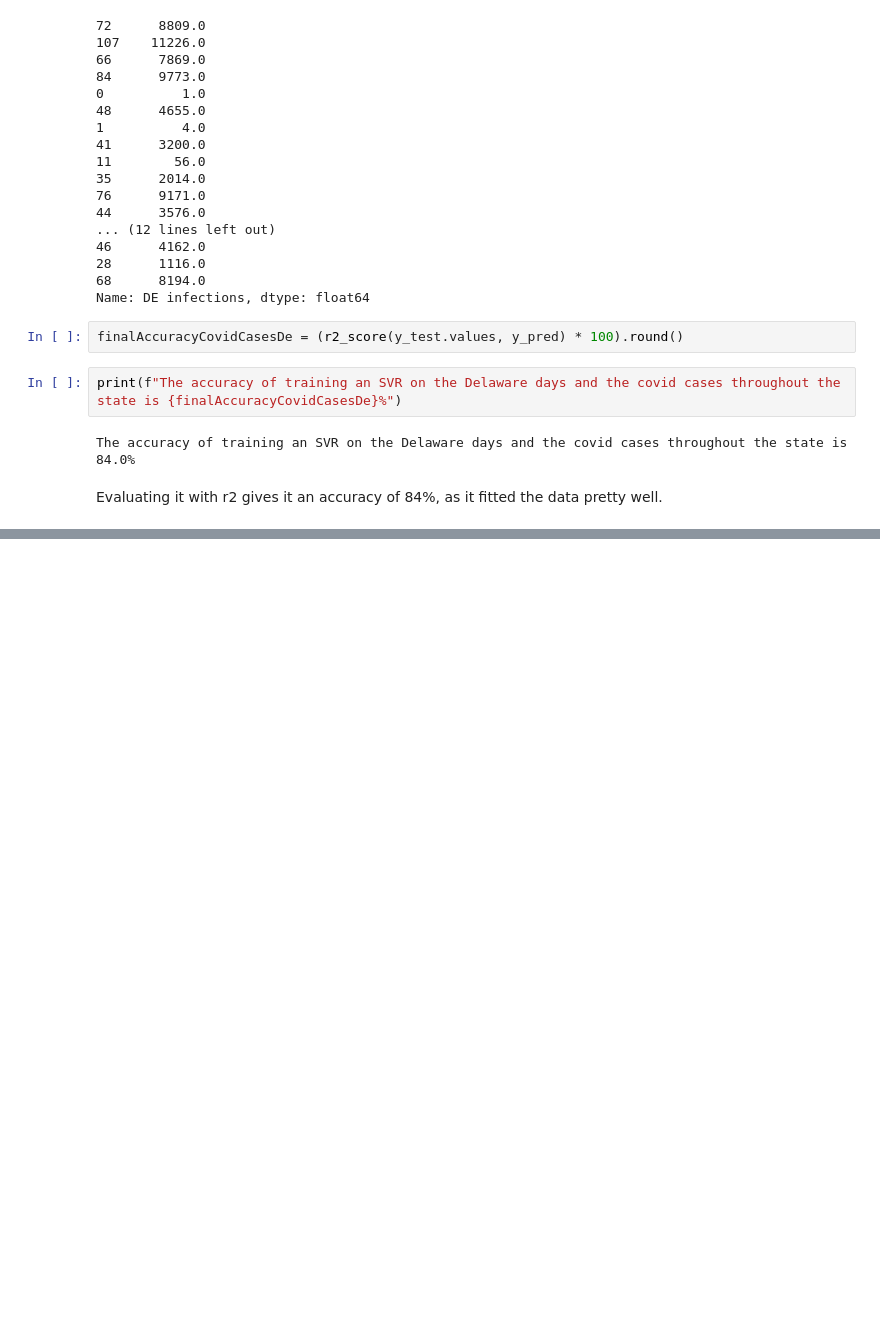
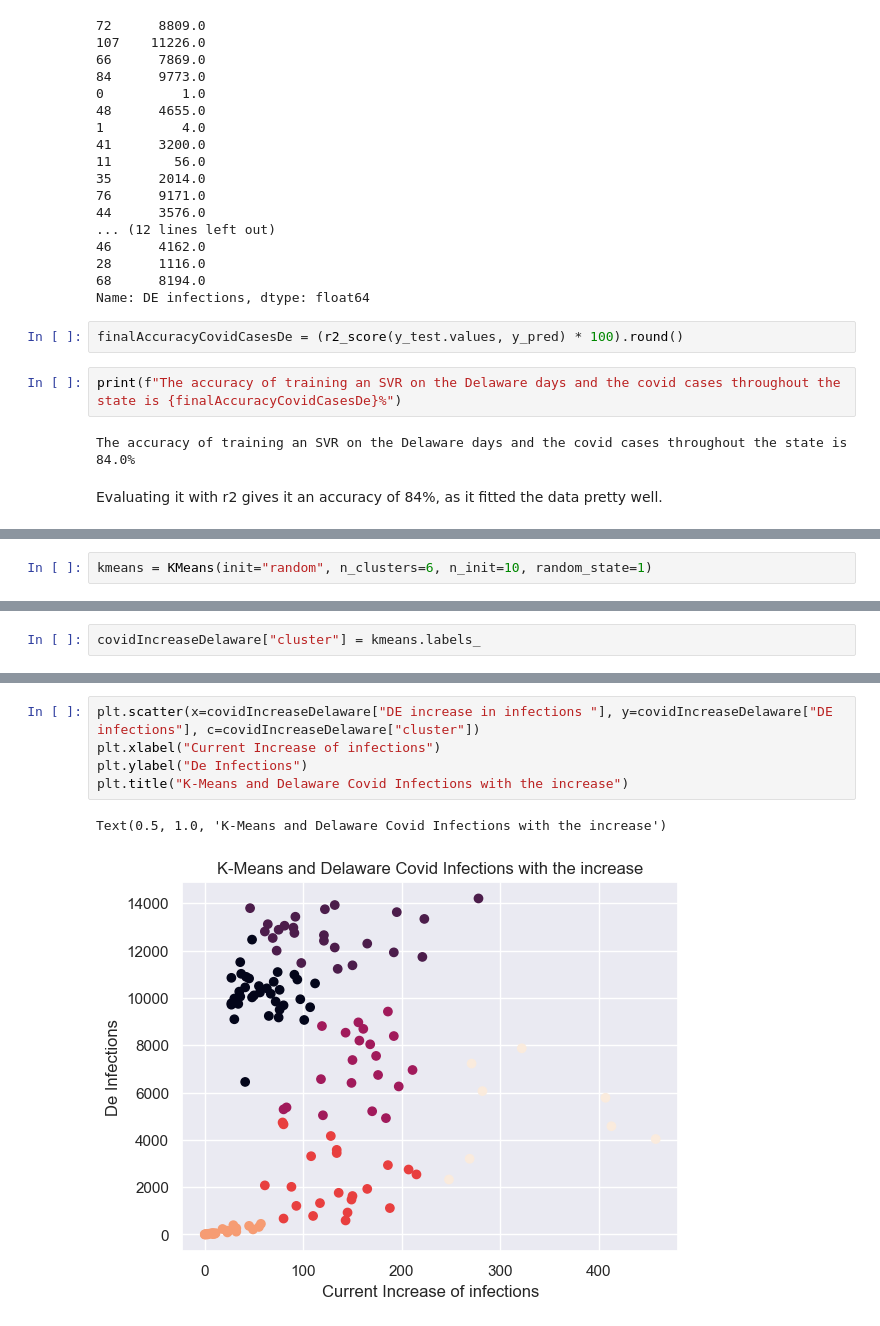
Before and after one commit to mwang840/DelawareCovidDataAnalysis, a Jupyter notebook: Covid19DataVisualization.ipynb, the cells around one changed output, grey strips where cells are left out. Cells and saved outputs as stored; diff of their text form; blank space fills up the shorter version.

```diff
--- a/Covid19DataVisualization.ipynb
+++ b/Covid19DataVisualization.ipynb
@@ -197,0 +201,2 @@ matplotlib.axes._axes.Axes
+# %%
+kmeans = KMeans(init="random", n_clusters=6, n_init=10, random_state=1)
@@ -197,0 +217,2 @@ matplotlib.axes._axes.Axes
+# %%
+covidIncreaseDelaware["cluster"] = kmeans.labels_
@@ -197,0 +235,8 @@ matplotlib.axes._axes.Axes
+# %%
+plt.scatter(x=covidIncreaseDelaware["DE increase in infections "], y=covidIncreaseDelaware["DE infections"], c=covidIncreaseDelaware["cluster"])
+plt.xlabel("Current Increase of infections")
+plt.ylabel("De Infections")
+plt.title("K-Means and Delaware Covid Infections with the increase")
+# %% [output]
+Text(0.5, 1.0, 'K-Means and Delaware Covid Infections with the increase')
+[figure, added]
```
Also changed, not shown: parts of 18 cells of this notebook.
